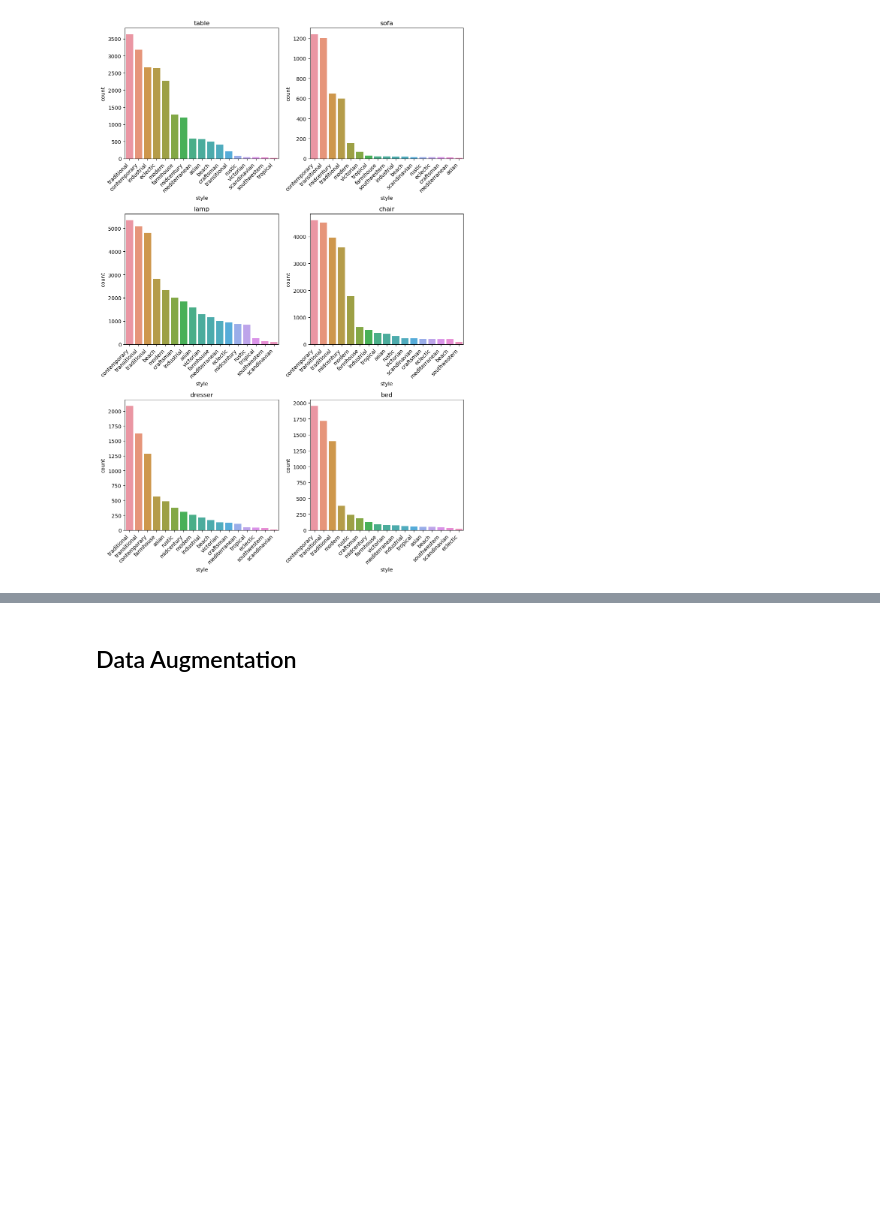
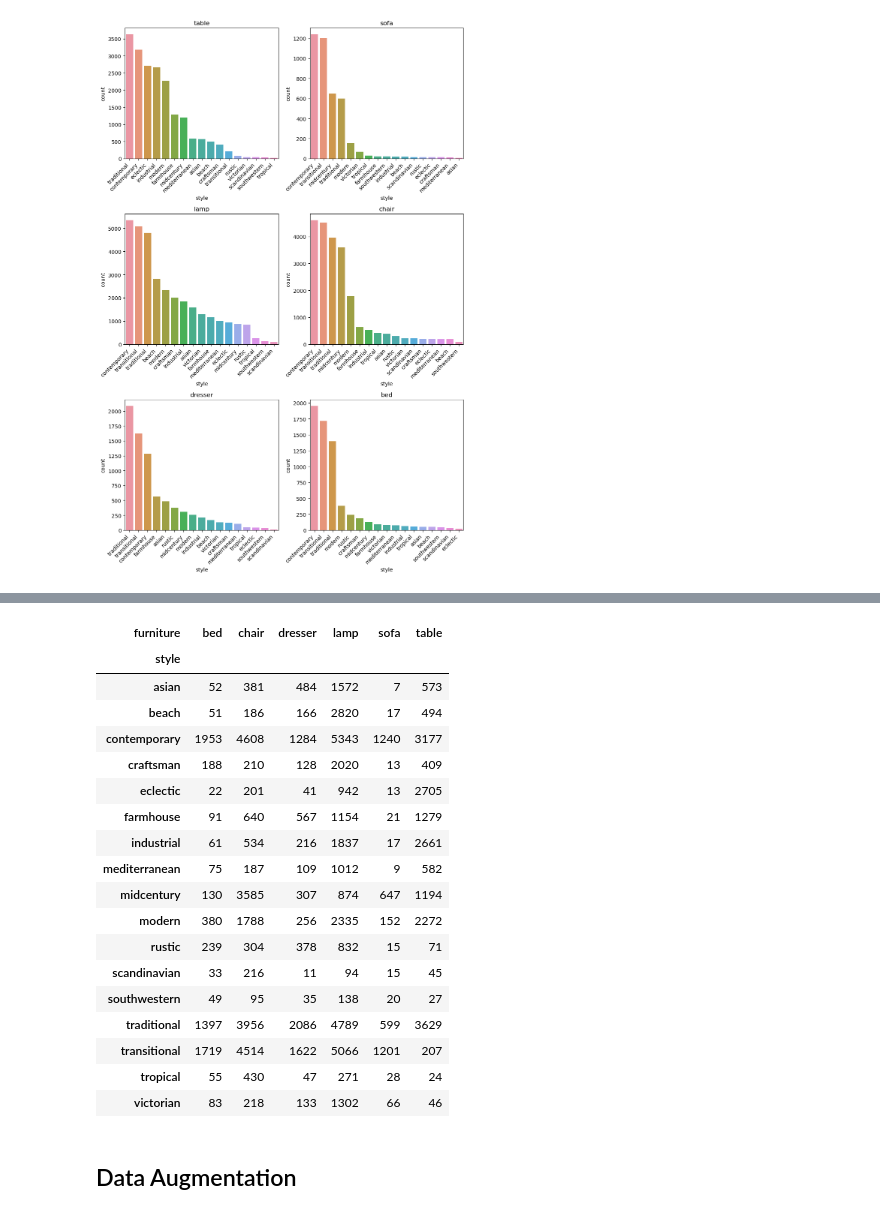
Before and after one commit to soapycattt/COSC2753-MachineLearning, a Jupyter notebook: project-2/EDA & Pre-processing.ipynb, the cells around one changed output, grey strips where cells are left out. Saved outputs shown, nothing was run; the diff lists cells and outputs as text; code cells hidden in the pictures; blank space fills up the shorter version.

```diff
--- a/project-2/EDA & Pre-processing.ipynb
+++ b/project-2/EDA & Pre-processing.ipynb
@@ -91,3 +91,8 @@ plt.tight_layout()
 plt.show()
 # %% [output]
 [figure]
+# %%
+# df['furniture'].value_counts().values
+category = ['furniture','style']
+df_audit = df[category].value_counts().reset_index()
+df_audit
@@ -94,3 +113,25 @@ plt.show()
+# %%
+df_audit.pivot(index='style', columns='furniture', values='count')
+# %% [output]
+| furniture | bed | chair | dresser | lamp | sofa | table |
+| style |  |  |  |  |  |  |
+| asian | 52 | 381 | 484 | 1572 | 7 | 573 |
+| beach | 51 | 186 | 166 | 2820 | 17 | 494 |
+| contemporary | 1953 | 4608 | 1284 | 5343 | 1240 | 3177 |
+| craftsman | 188 | 210 | 128 | 2020 | 13 | 409 |
+| eclectic | 22 | 201 | 41 | 942 | 13 | 2705 |
+| farmhouse | 91 | 640 | 567 | 1154 | 21 | 1279 |
+| industrial | 61 | 534 | 216 | 1837 | 17 | 2661 |
+| mediterranean | 75 | 187 | 109 | 1012 | 9 | 582 |
+| midcentury | 130 | 3585 | 307 | 874 | 647 | 1194 |
+| modern | 380 | 1788 | 256 | 2335 | 152 | 2272 |
+| rustic | 239 | 304 | 378 | 832 | 15 | 71 |
+| scandinavian | 33 | 216 | 11 | 94 | 15 | 45 |
+| southwestern | 49 | 95 | 35 | 138 | 20 | 27 |
+| traditional | 1397 | 3956 | 2086 | 4789 | 599 | 3629 |
+| transitional | 1719 | 4514 | 1622 | 5066 | 1201 | 207 |
+| tropical | 55 | 430 | 47 | 271 | 28 | 24 |
+| victorian | 83 | 218 | 133 | 1302 | 66 | 46 |
 # %% [markdown]
 ## Data Augmentation
 # %% [markdown]
```
Also changed, not shown: parts of 8 cells of this notebook, 3 other files.
